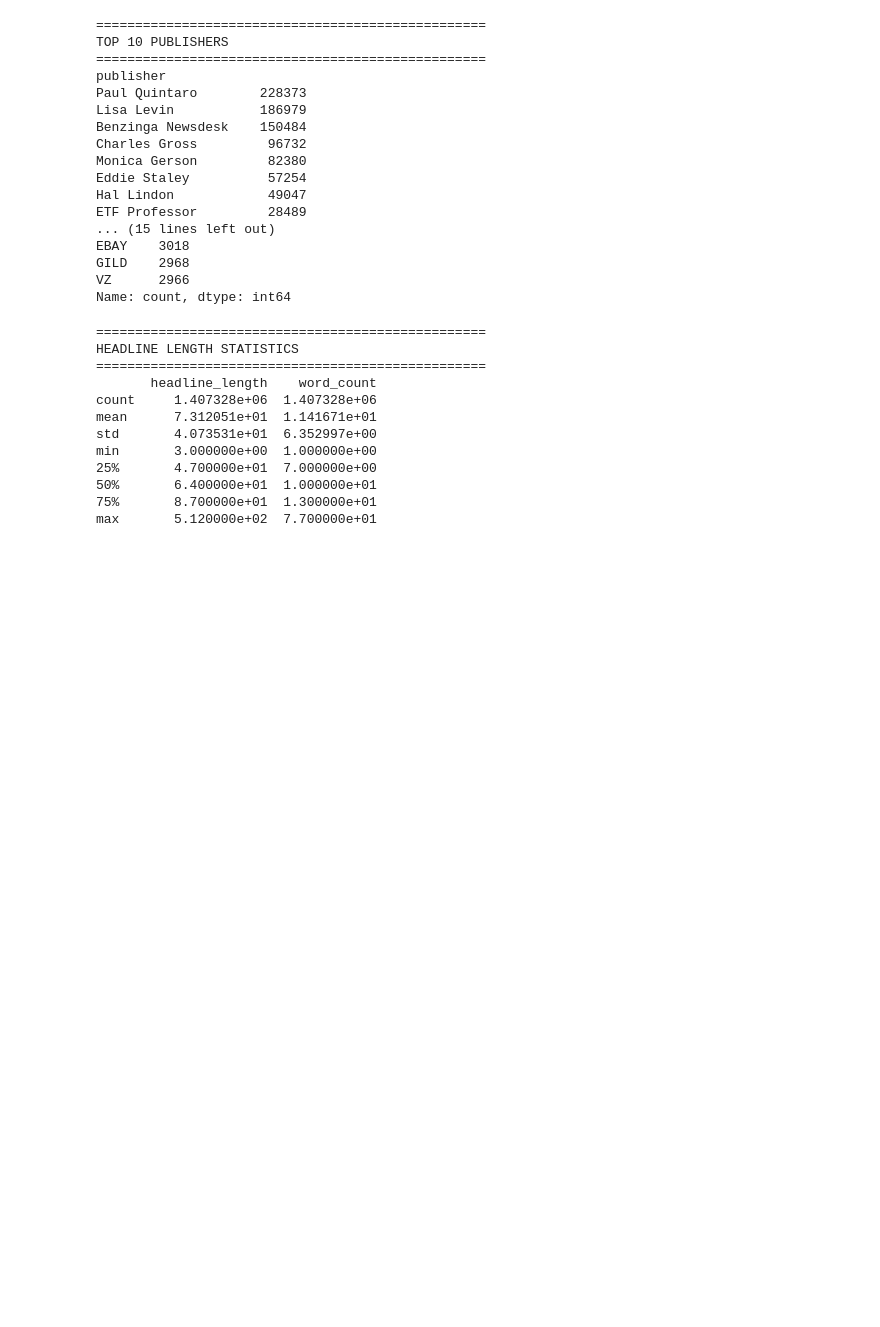
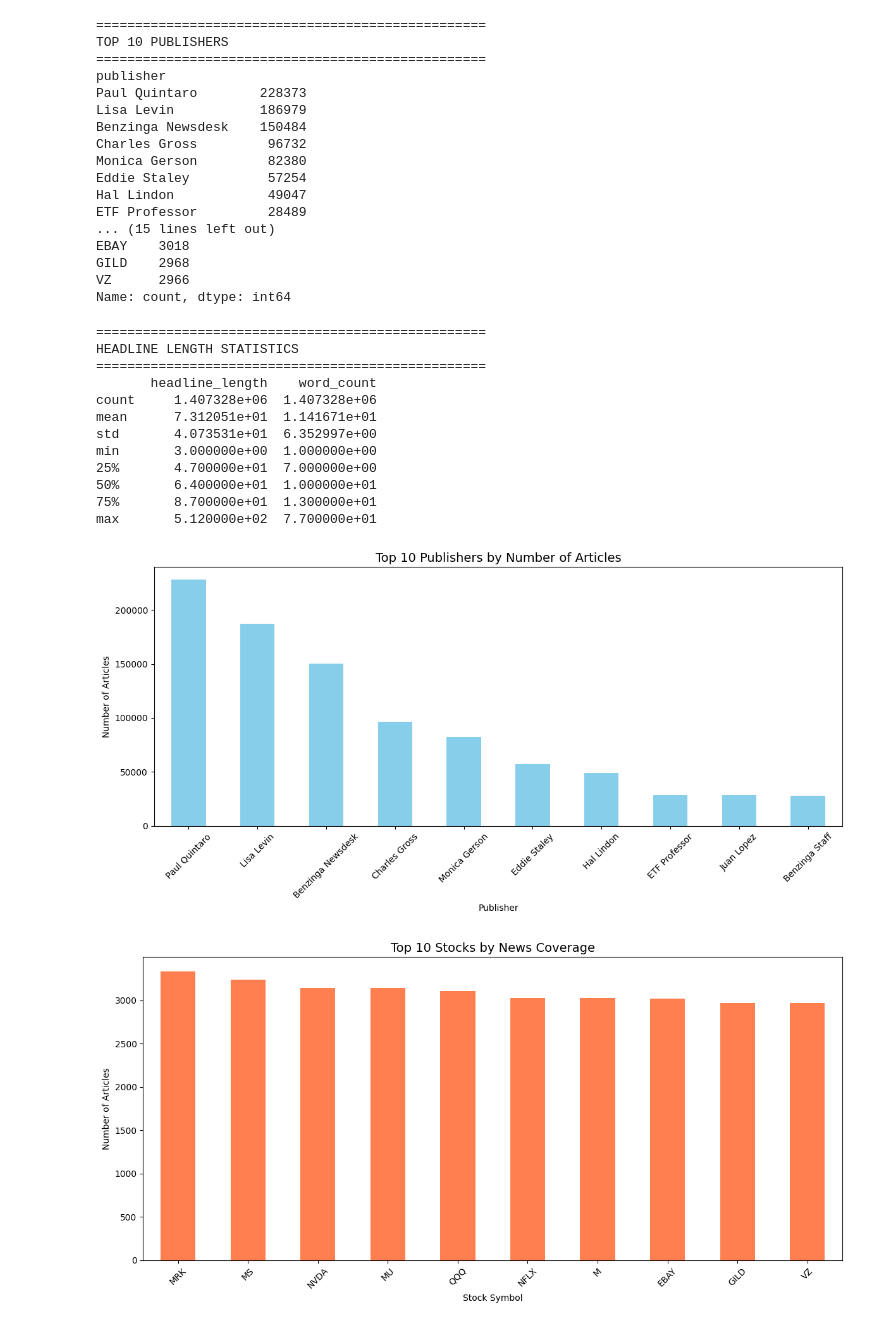
Before and after one commit to Sumeyahassen/news-sentiment-analysis, a Jupyter notebook: notebooks/eda_task1.ipynb, the cells around one changed output. Saved outputs shown, nothing was run; the diff lists cells and outputs as text; code cells hidden in the pictures; blank space fills up the shorter version.

```diff
--- a/notebooks/eda_task1.ipynb
+++ b/notebooks/eda_task1.ipynb
@@ -221,3 +221,38 @@ min       3.000000e+00  1.000000e+00
 50%       6.400000e+01  1.000000e+01
 75%       8.700000e+01  1.300000e+01
 max       5.120000e+02  7.700000e+01
+# %%
+# ======================
+# 5. Visualizations
+# ======================
+
+# Plot 1: Top 10 Publishers
+plt.figure(figsize=(12, 6))
+news['publisher'].value_counts().head(10).plot(kind='bar', color='skyblue')
+plt.title('Top 10 Publishers by Number of Articles', fontsize=14)
+plt.xlabel('Publisher')
+plt.ylabel('Number of Articles')
+plt.xticks(rotation=45)
+plt.tight_layout()
+plt.show()
+
+# Plot 2: Top 10 Stocks
+plt.figure(figsize=(12, 6))
+news['stock'].value_counts().head(10).plot(kind='bar', color='coral')
+plt.title('Top 10 Stocks by News Coverage', fontsize=14)
+plt.xlabel('Stock Symbol')
+plt.ylabel('Number of Articles')
+plt.xticks(rotation=45)
+plt.tight_layout()
+plt.show()
+
+# Plot 3: Headline Length Distribution
+plt.figure(figsize=(10, 6))
+sns.histplot(news['headline_length'], bins=50, kde=True, color='purple') # type: ignore
+plt.title('Distribution of Headline Lengths', fontsize=14)
+plt.xlabel('Number of Characters')
+plt.ylabel('Frequency')
+plt.show()
+# %% [output]
+[figure, added]
+[figure, added]
```
Also changed, not shown: parts of 1 cell of this notebook.
